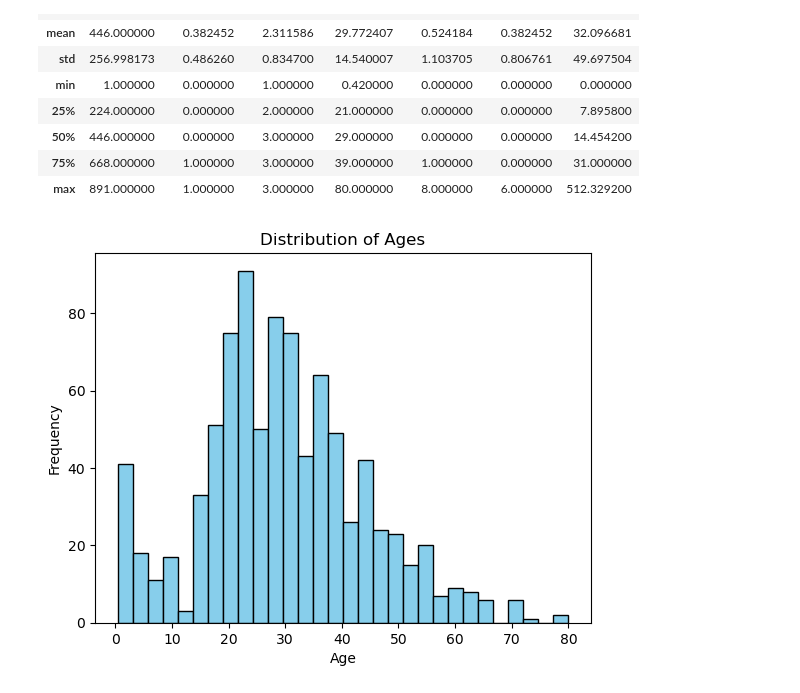
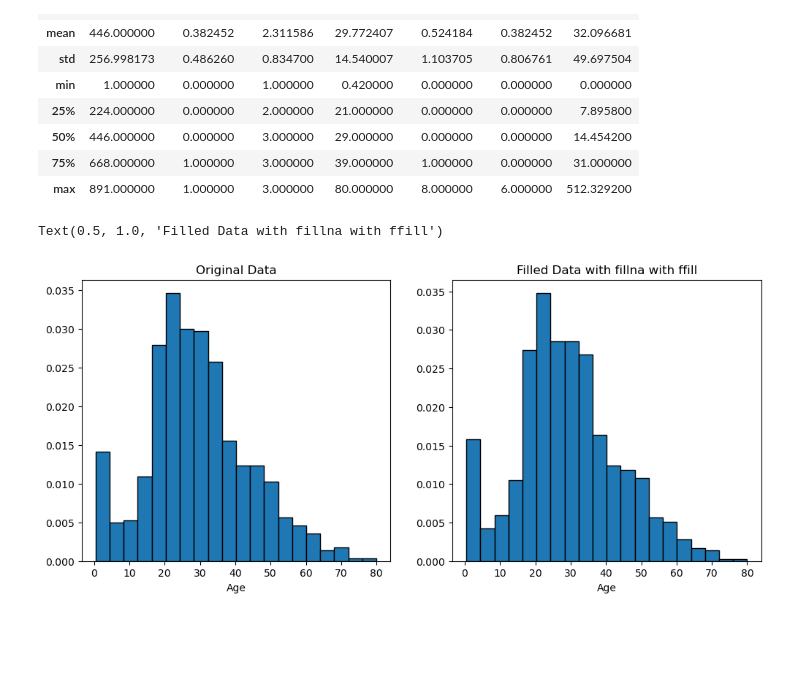
Before and after one commit to MonaTaghavi/dm-ann, a Jupyter notebook: notebooks/03dm-titanic-cleaning.ipynb, the cells around one changed output. Drawn from its saved outputs; the diff is of its cells as text; code cells hidden in the pictures; blank space fills up the shorter version.

```diff
--- a/notebooks/03dm-titanic-cleaning.ipynb
+++ b/notebooks/03dm-titanic-cleaning.ipynb
@@ -192,7 +192,7 @@ df_temp.describe()
 # %%
 df_temp = df_titanic.copy()
 df_temp.head(10)
-df_temp["Age"]= df_temp["Age"].bfill()
+df_temp["Age"]= df_temp["Age"].ffill()
 df_temp.head(10)
 # %% [output]
 |  | PassengerId | Survived | Pclass | Name | Sex | Age | SibSp | Parch | Ticket | Fare | ... |
@@ -219,10 +219,14 @@ df_temp.describe()
 | 75% | 668.000000 | 1.000000 | 3.000000 | 39.000000 | 1.000000 | 0.000000 | 31.000000 |
 | max | 891.000000 | 1.000000 | 3.000000 | 80.000000 | 8.000000 | 6.000000 | 512.329200 |
 # %%
-plt.hist(df_temp["Age"], bins=30, edgecolor="black", color="skyblue")
-plt.xlabel("Age")
-plt.ylabel("Frequency")
-plt.title("Distribution of Ages")
-plt.show()
+fig, ax = plt.subplots(1, 2, figsize=(12, 5))
+ax[0].hist(df_titanic["Age"], bins=20, density=True, edgecolor="black" )
+ax[0].set_xlabel("Age")
+ax[0].set_title("Original Data")
+
+ax[1].hist(df_temp["Age"], bins=20, density=True, edgecolor="black" )
+ax[1].set_xlabel("Age")
+ax[1].set_title("Filled Data with fillna with ffill")
 # %% [output]
+Text(0.5, 1.0, 'Filled Data with fillna with ffill')
-[figure, old version]
+[figure, new version]
```
Also changed, not shown: parts of 8 cells of this notebook.
